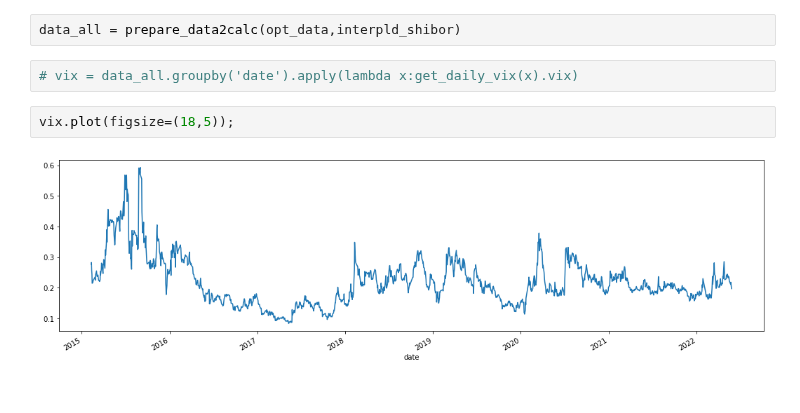
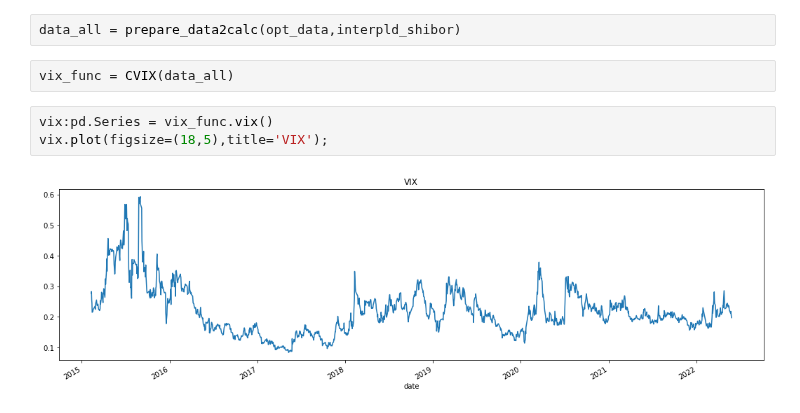
Before and after one commit to hugo2046/QuantsPlaybook, a Jupyter notebook: C-择时类/C-VIX中国版VIX编制手册/test.ipynb, the cells around one changed output. Drawn from its saved outputs; the diff is of its cells as text.

```diff
--- a/C-择时类/C-VIX中国版VIX编制手册/test.ipynb
+++ b/C-择时类/C-VIX中国版VIX编制手册/test.ipynb
@@ -17,9 +17,10 @@ shibor_df = get_shibor_data('2015-02-09', '2022-05-27')
 interpld_shibor = get_interpld_shibor(shibor_df)
 # %%
 data_all = prepare_data2calc(opt_data,interpld_shibor)
-# %%
-# vix = data_all.groupby('date').apply(lambda x:get_daily_vix(x).vix)
+# %%
+vix_func = CVIX(data_all)
 # %%
-vix.plot(figsize=(18,5));
+vix:pd.Series = vix_func.vix()
+vix.plot(figsize=(18,5),title='VIX');
 # %% [output]
-[figure, old version]
+[figure, new version]
```
Also changed, not shown: parts of 12 cells of this notebook, 1 other file.
